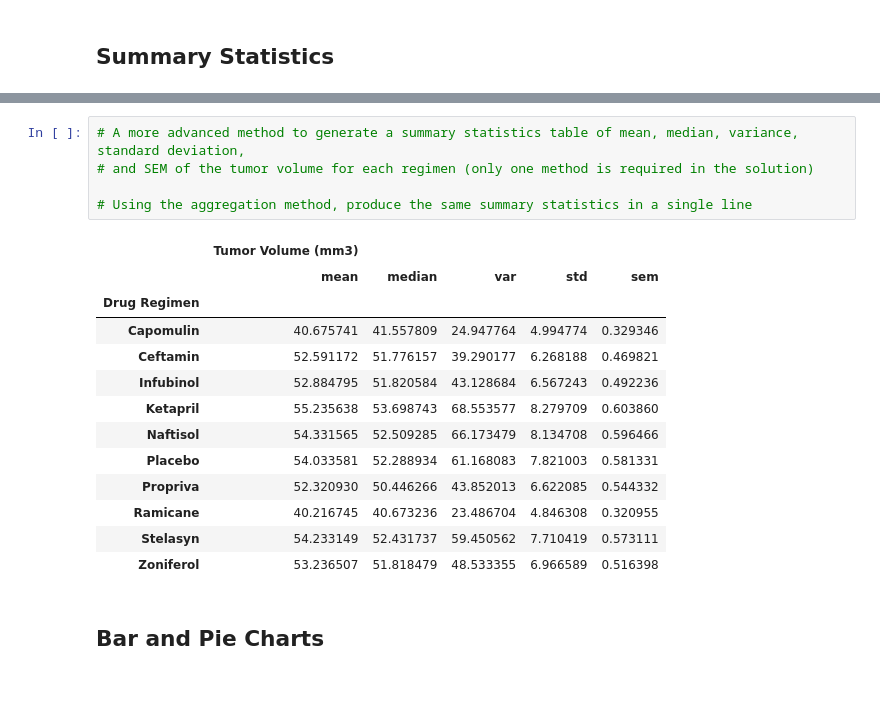
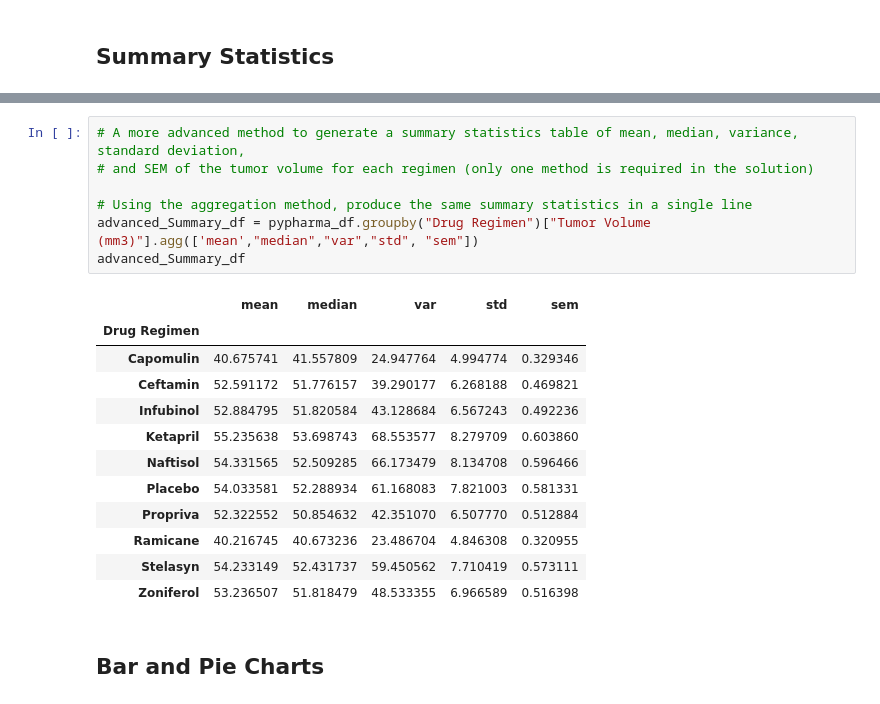
Before and after one commit to TheuriM/Matplotlib_Challenge, a Jupyter notebook: pymaceuticals_starter.ipynb, the cells around one changed output, grey strips where cells are left out. Saved outputs shown, nothing was run; the diff lists cells and outputs as text.

```diff
--- a/pymaceuticals_starter.ipynb
+++ b/pymaceuticals_starter.ipynb
@@ -102,10 +123,11 @@ duplicate_ID_Data
 # %%
 # A more advanced method to generate a summary statistics table of mean, median, variance, standard deviation,
 # and SEM of the tumor volume for each regimen (only one method is required in the solution)
 
 # Using the aggregation method, produce the same summary statistics in a single line
+advanced_Summary_df = pypharma_df.groupby("Drug Regimen")["Tumor Volume (mm3)"].agg(['mean',"median","var","std", "sem"])
+advanced_Summary_df
 # %% [output]
-|  | Tumor Volume (mm3) |  |  |  |  |
 |  | mean | median | var | std | sem |
 | Drug Regimen |  |  |  |  |  |
 | Capomulin | 40.675741 | 41.557809 | 24.947764 | 4.994774 | 0.329346 |
@@ -114,7 +136,7 @@ duplicate_ID_Data
 | Ketapril | 55.235638 | 53.698743 | 68.553577 | 8.279709 | 0.603860 |
 | Naftisol | 54.331565 | 52.509285 | 66.173479 | 8.134708 | 0.596466 |
 | Placebo | 54.033581 | 52.288934 | 61.168083 | 7.821003 | 0.581331 |
-| Propriva | 52.320930 | 50.446266 | 43.852013 | 6.622085 | 0.544332 |
+| Propriva | 52.322552 | 50.854632 | 42.351070 | 6.507770 | 0.512884 |
 | Ramicane | 40.216745 | 40.673236 | 23.486704 | 4.846308 | 0.320955 |
 | Stelasyn | 54.233149 | 52.431737 | 59.450562 | 7.710419 | 0.573111 |
 | Zoniferol | 53.236507 | 51.818479 | 48.533355 | 6.966589 | 0.516398 |
```
Also changed, not shown: parts of 9 cells of this notebook.
